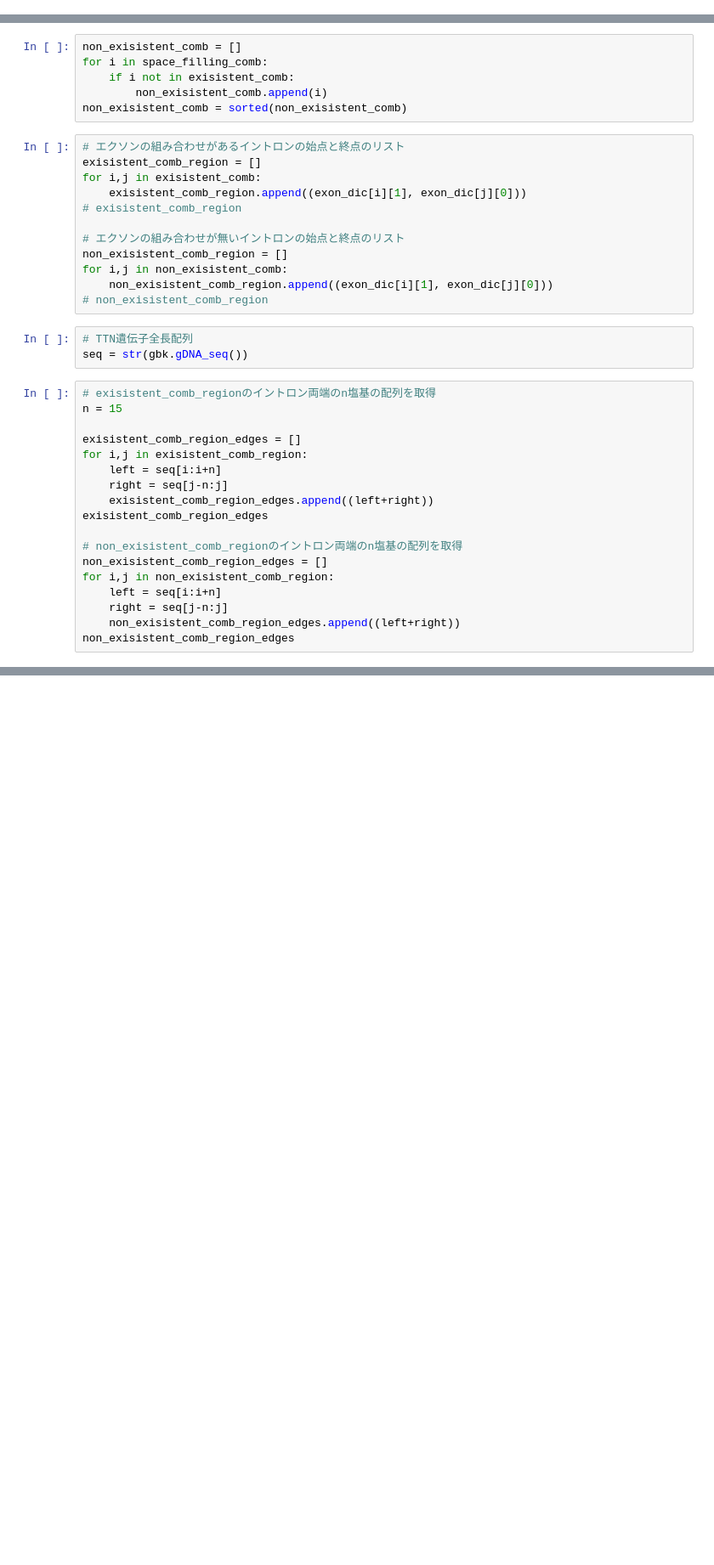
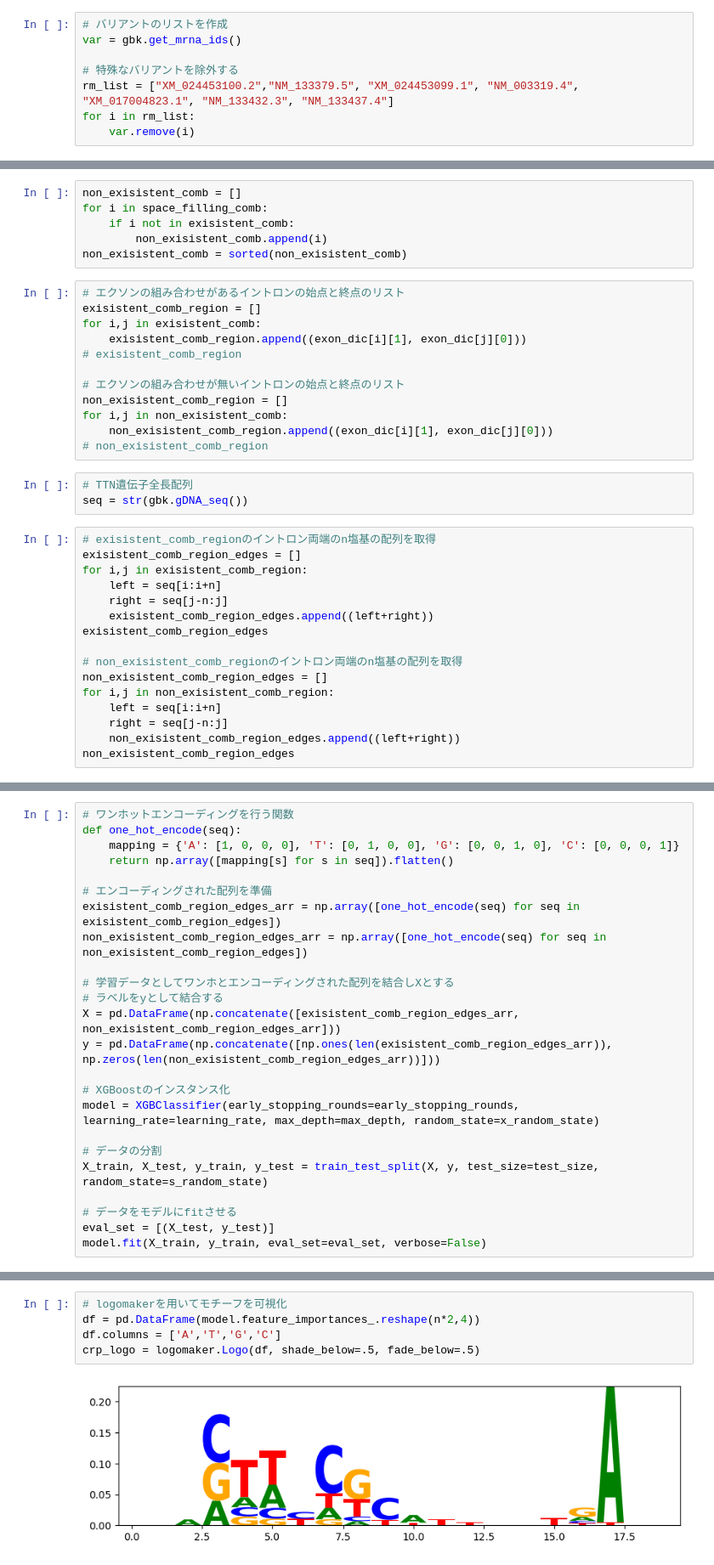
Before and after one commit to DU-med/bio_chem, a Jupyter notebook: ttn_splicing/analysis/possible_exon_combinatiopn.ipynb, the cells around one changed output, grey strips where cells are left out. Shown at 85% size. Drawn from its saved outputs; the diff is of its cells as text; blank space fills up the shorter version.

```diff
--- a/ttn_splicing/analysis/possible_exon_combinatiopn.ipynb
+++ b/ttn_splicing/analysis/possible_exon_combinatiopn.ipynb
@@ -38,3 +46,11 @@ var
+# %%
+# バリアントのリストを作成
+var = gbk.get_mrna_ids()
+
+# 特殊なバリアントを除外する
+rm_list = ["XM_024453100.2","NM_133379.5", "XM_024453099.1", "NM_003319.4", "XM_017004823.1", "NM_133432.3", "NM_133437.4"]
+for i in rm_list:
+    var.remove(i)
 # %%
 # すべてのエクソンの配列をvalueとする辞書を作成
 # エクソン番号は、バリアントに関わらず統一的なナンバリングにする
@@ -127,8 +147,6 @@ for i,j in non_exisistent_comb:
 seq = str(gbk.gDNA_seq())
 # %%
 # exisistent_comb_regionのイントロン両端のn塩基の配列を取得
-n = 15
-
 exisistent_comb_region_edges = []
 for i,j in exisistent_comb_region:
     left = seq[i:i+n]
@@ -145,0 +182,24 @@ non_exisistent_comb_region_edges
+# %%
+# ワンホットエンコーディングを行う関数
+def one_hot_encode(seq):
+    mapping = {'A': [1, 0, 0, 0], 'T': [0, 1, 0, 0], 'G': [0, 0, 1, 0], 'C': [0, 0, 0, 1]}
+    return np.array([mapping[s] for s in seq]).flatten()
+
+# エンコーディングされた配列を準備
+exisistent_comb_region_edges_arr = np.array([one_hot_encode(seq) for seq in exisistent_comb_region_edges])
+non_exisistent_comb_region_edges_arr = np.array([one_hot_encode(seq) for seq in non_exisistent_comb_region_edges])
+
+# 学習データとしてワンホとエンコーディングされた配列を結合しXとする
+# ラベルをyとして結合する
+X = pd.DataFrame(np.concatenate([exisistent_comb_region_edges_arr, non_exisistent_comb_region_edges_arr]))
+y = pd.DataFrame(np.concatenate([np.ones(len(exisistent_comb_region_edges_arr)), np.zeros(len(non_exisistent_comb_region_edges_arr))]))
+
+# XGBoostのインスタンス化
+model = XGBClassifier(early_stopping_rounds=early_stopping_rounds, learning_rate=learning_rate, max_depth=max_depth, random_state=x_random_state)
+
+# データの分割
+X_train, X_test, y_train, y_test = train_test_split(X, y, test_size=test_size, random_state=s_random_state)
+
+# データをモデルにfitさせる
+eval_set = [(X_test, y_test)]
+model.fit(X_train, y_train, eval_set=eval_set, verbose=False)
@@ -145,0 +218,7 @@ non_exisistent_comb_region_edges
+# %%
+# logomakerを用いてモチーフを可視化
+df = pd.DataFrame(model.feature_importances_.reshape(n*2,4))
+df.columns = ['A','T','G','C']
+crp_logo = logomaker.Logo(df, shade_below=.5, fade_below=.5)
+# %% [output]
+[figure, added]
```
Also changed, not shown: parts of 9 cells of this notebook, 1 other file.
